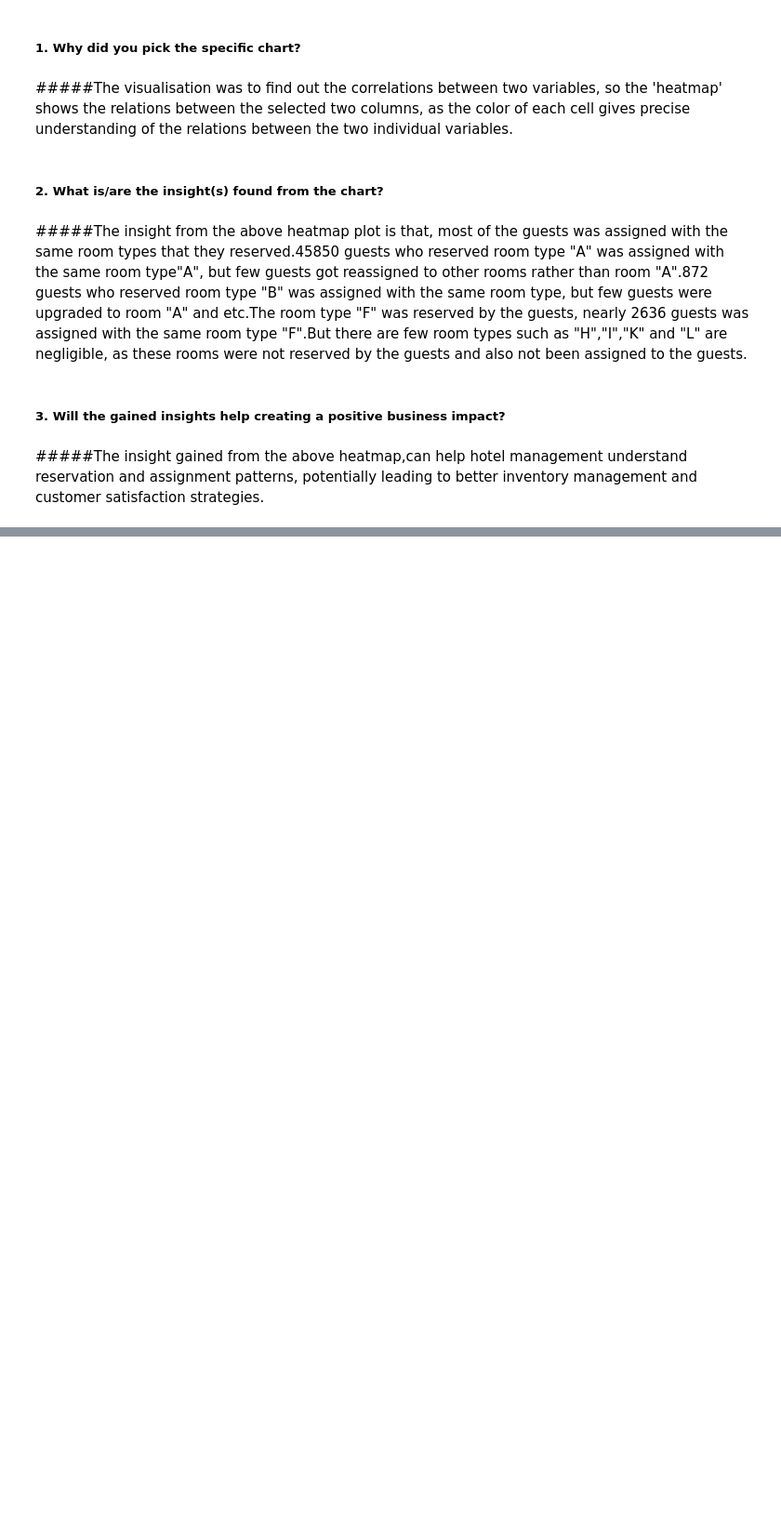
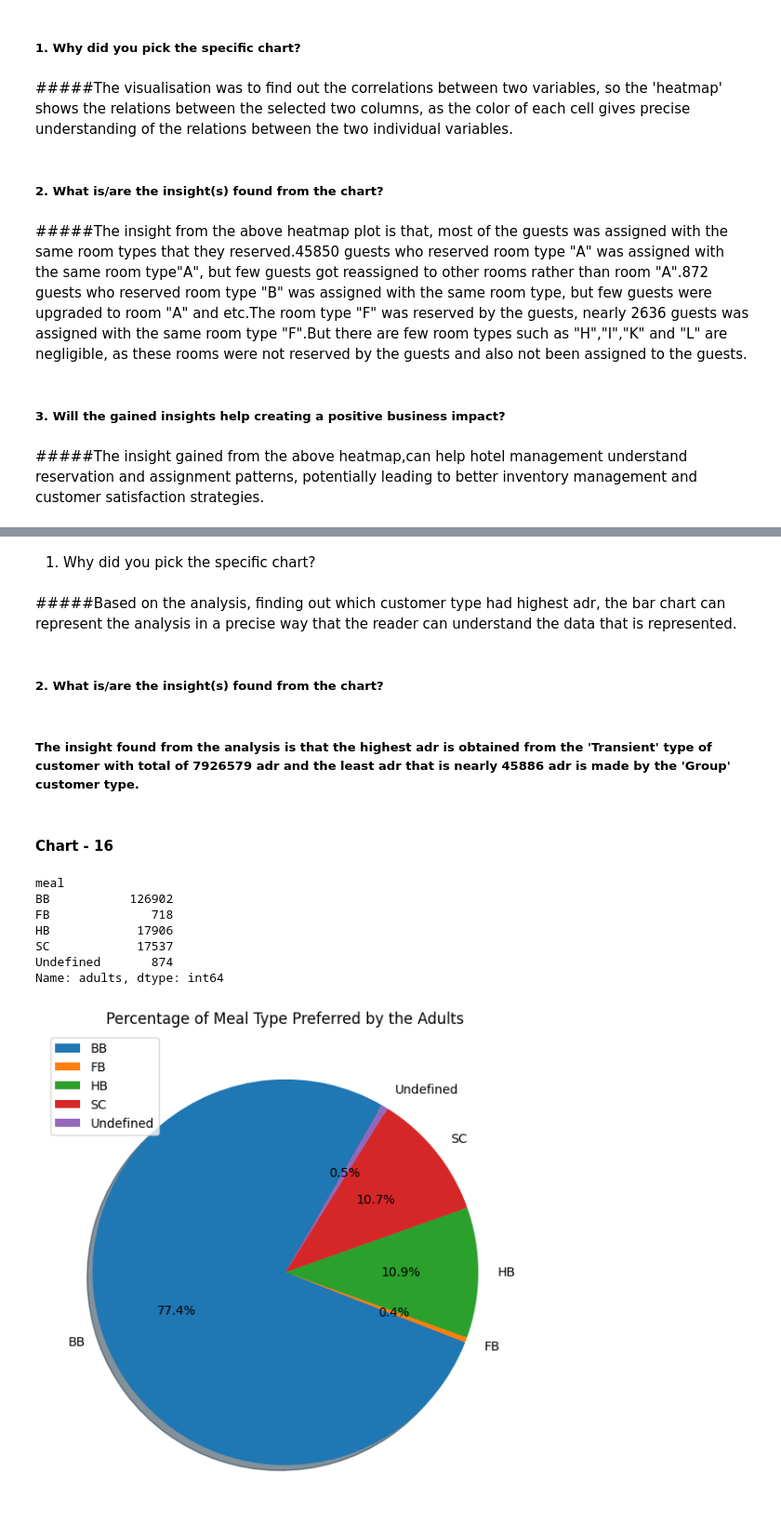
Before and after one commit to jyothika2809/CITY-AND-RESORT-HOTEL-EDA-AND-DASHBOARD, a Jupyter notebook: EDA_hotel_booking_analysis.ipynb, the cells around one changed output, grey strips where cells are left out. Shown at 93% size. Saved outputs shown, nothing was run; the diff lists cells and outputs as text; code cells hidden in the pictures; blank space fills up the shorter version.

```diff
--- a/EDA_hotel_booking_analysis.ipynb
+++ b/EDA_hotel_booking_analysis.ipynb
@@ -900,0 +928,34 @@ plt.show()
+# %% [markdown]
+1. Why did you pick the specific chart?
+# %% [markdown]
+#####Based on the analysis, finding out which customer type had highest adr, the bar chart can represent the analysis in a precise way that the reader can understand the data that is represented.
+# %% [markdown]
+##### 2. What is/are the insight(s) found from the chart?
+# %% [markdown]
+##### The insight found from the analysis is that the highest adr is obtained from the 'Transient' type of customer with total of 7926579 adr and the least adr that is nearly 45886 adr is made by the 'Group' customer type.
+# %% [markdown]
+#### Chart - 16
+# %%
+#chart 16 visualisation code
+#filtering the meal types preferred by only the adult category customer
+adult_meal_type= pd.DataFrame(hotel_booking[["adults","meal"]])
+adult_meal_type_df = adult_meal_type.groupby('meal')["adults"].sum()
+print(adult_meal_type_df)
+print("\n")
+#creating a pie chart for finding out the highest and least preferred meal type by the adults
+plt.figure(figsize=(7,7))
+plt.pie(adult_meal_type_df,labels = adult_meal_type_df.index,autopct='%1.1f%%',shadow= True,startangle= 60)
+#adding the title and legend
+plt.title("Percentage of Meal Type Preferred by the Adults")
+plt.legend(adult_meal_type_df.index,loc= "upper left")
+#displaying the chart
+plt.show()
+# %% [output]
+meal
+BB           126902
+FB              718
+HB            17906
+SC            17537
+Undefined       874
+Name: adults, dtype: int64
+[figure, added]
```
Also changed, not shown: parts of 14 cells of this notebook.
